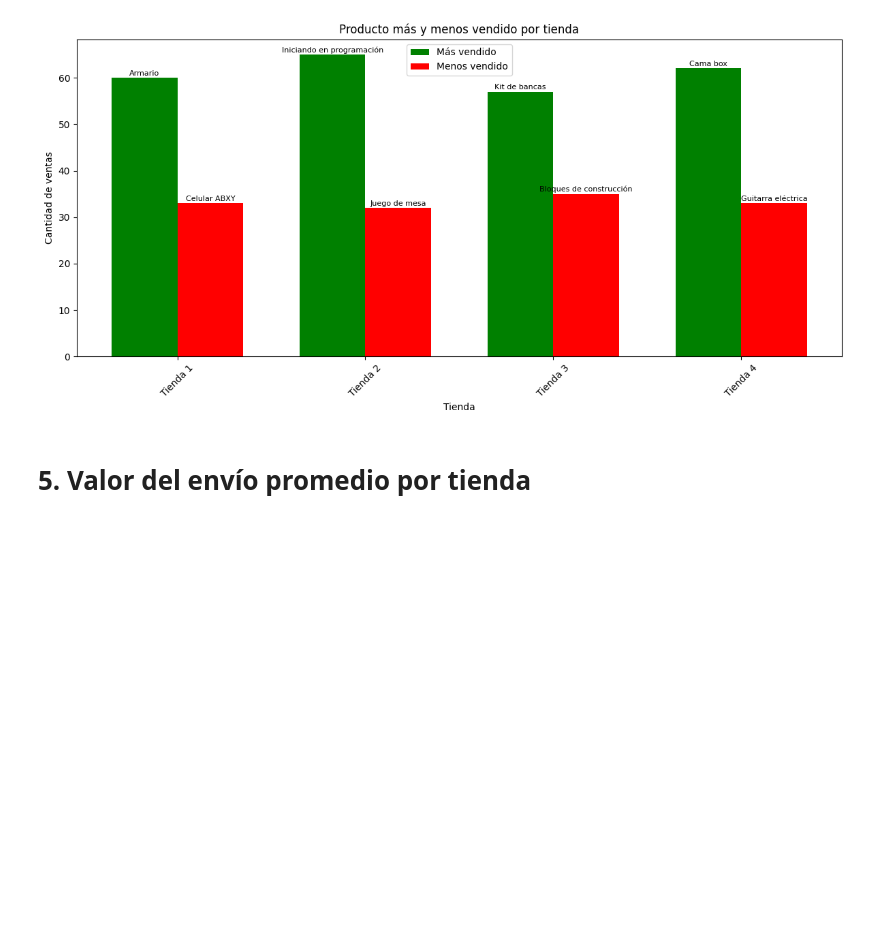
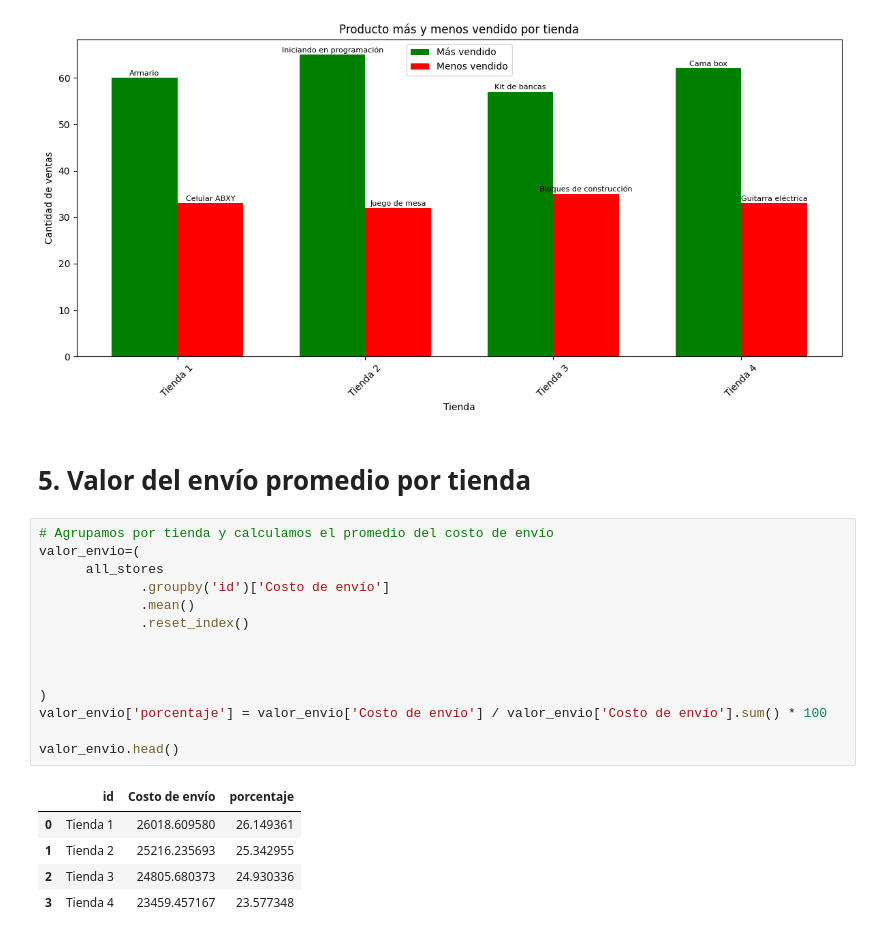
Before and after one commit to Yasna79/Challenge-1-Alura-Stores, a Jupyter notebook: AluraStoreLatam.ipynb, the cells around one changed output. Drawn from its saved outputs; the diff is of its cells as text; blank space fills up the shorter version.

```diff
--- a/AluraStoreLatam.ipynb
+++ b/AluraStoreLatam.ipynb
@@ -246,3 +234,23 @@ plt.show()
 [figure]
 # %% [markdown]
 # 5. Valor del envío promedio por tienda
+# %%
+# Agrupamos por tienda y calculamos el promedio del costo de envío
+valor_envio=(
+      all_stores
+             .groupby('id')['Costo de envío']
+             .mean()
+             .reset_index()
+
+
+
+)
+valor_envio['porcentaje'] = valor_envio['Costo de envío'] / valor_envio['Costo de envío'].sum() * 100
+
+valor_envio.head()
+# %% [output]
+|  | id | Costo de envío | porcentaje |
+| 0 | Tienda 1 | 26018.609580 | 26.149361 |
+| 1 | Tienda 2 | 25216.235693 | 25.342955 |
+| 2 | Tienda 3 | 24805.680373 | 24.930336 |
+| 3 | Tienda 4 | 23459.457167 | 23.577348 |
```
Also changed, not shown: parts of 4 cells of this notebook.
